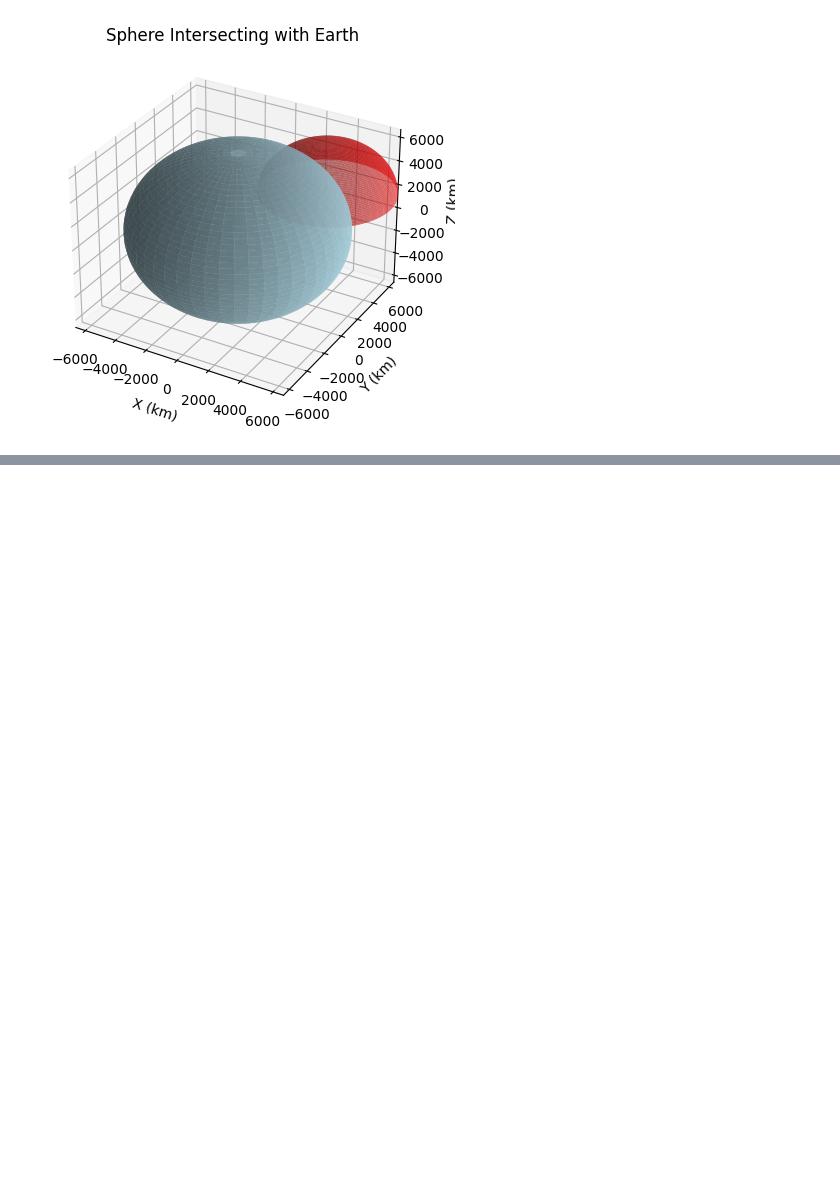
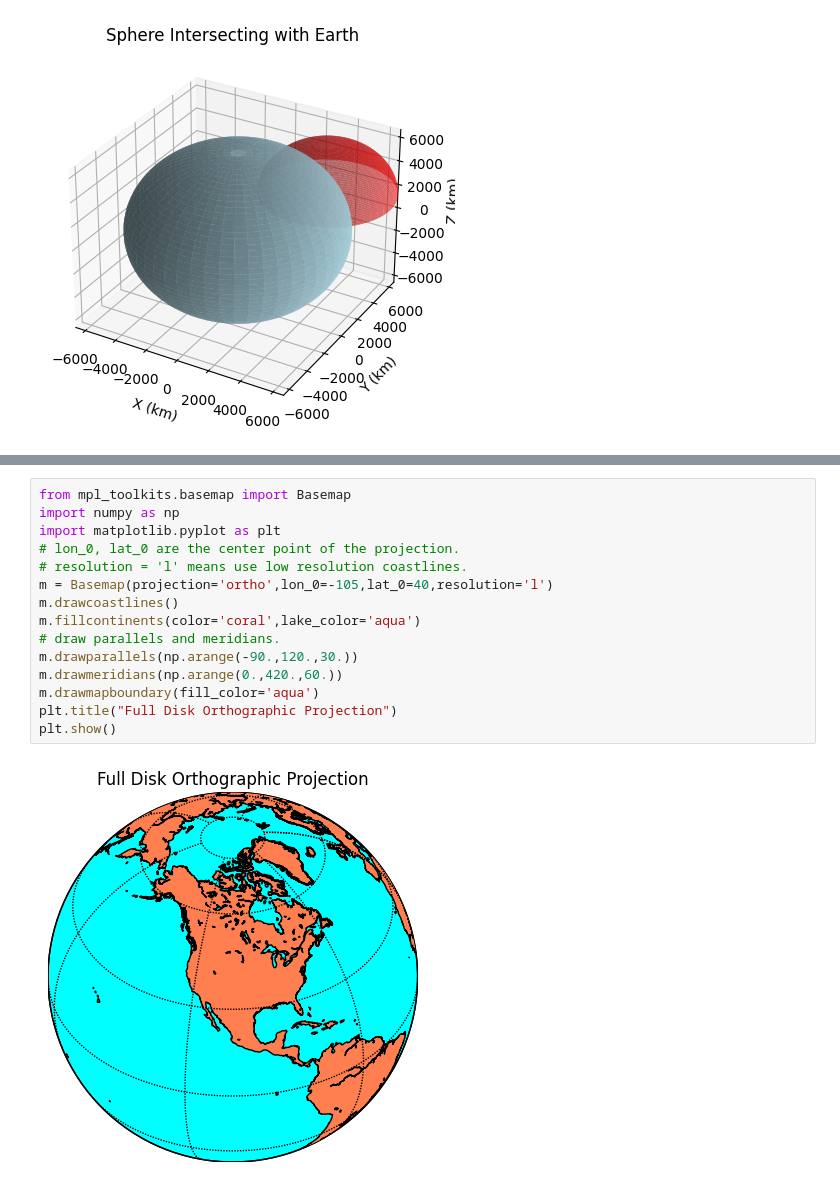
Before and after one commit to harmkenn/Python_Shots_2024, a Jupyter notebook: notebooks/calculator.ipynb, the cells around one changed output, grey strips where cells are left out. Drawn from its saved outputs; the diff is of its cells as text; blank space fills up the shorter version.

```diff
--- a/notebooks/calculator.ipynb
+++ b/notebooks/calculator.ipynb
@@ -198,0 +208,17 @@ ModuleNotFoundError: No module named 'cartopy'
+# %%
+from mpl_toolkits.basemap import Basemap
+import numpy as np
+import matplotlib.pyplot as plt
+# lon_0, lat_0 are the center point of the projection.
+# resolution = 'l' means use low resolution coastlines.
+m = Basemap(projection='ortho',lon_0=-105,lat_0=40,resolution='l')
+m.drawcoastlines()
+m.fillcontinents(color='coral',lake_color='aqua')
+# draw parallels and meridians.
+m.drawparallels(np.arange(-90.,120.,30.))
+m.drawmeridians(np.arange(0.,420.,60.))
+m.drawmapboundary(fill_color='aqua')
+plt.title("Full Disk Orthographic Projection")
+plt.show()
+# %% [output]
+[figure, added]
```
Also changed, not shown: parts of 2 cells of this notebook.
